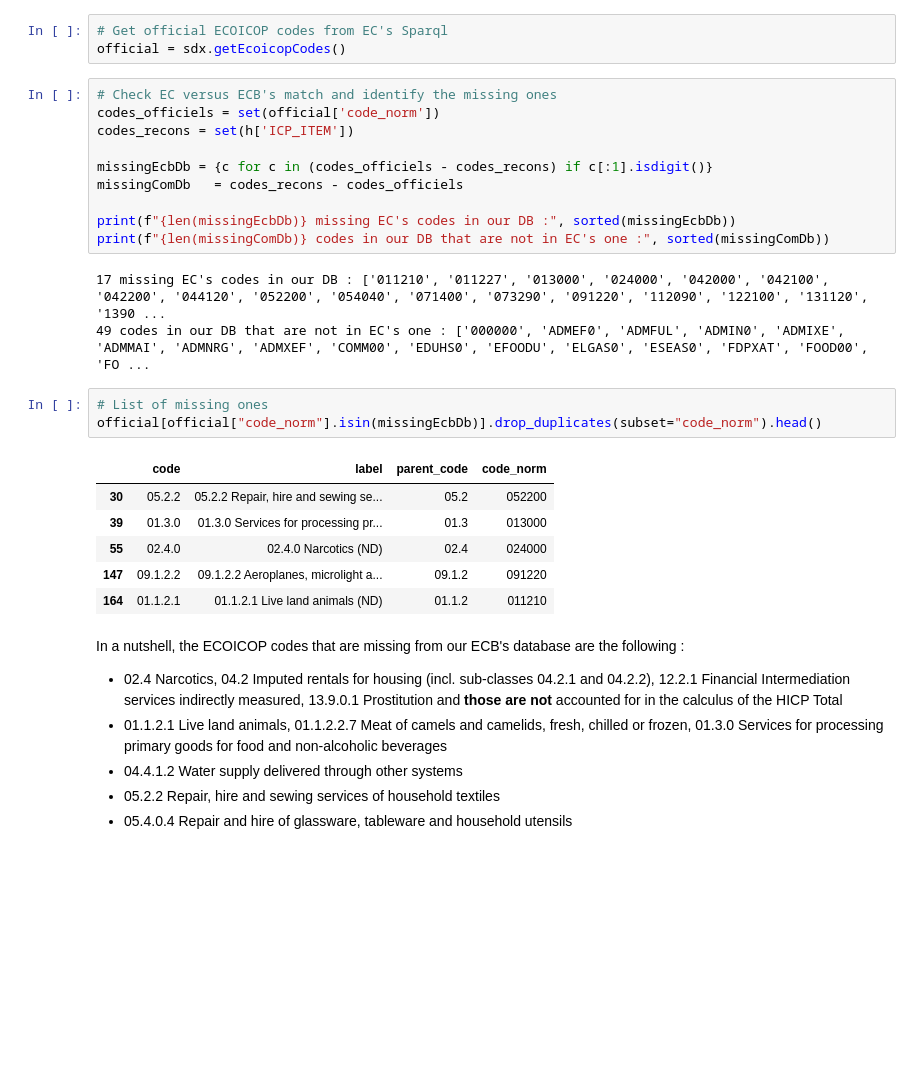
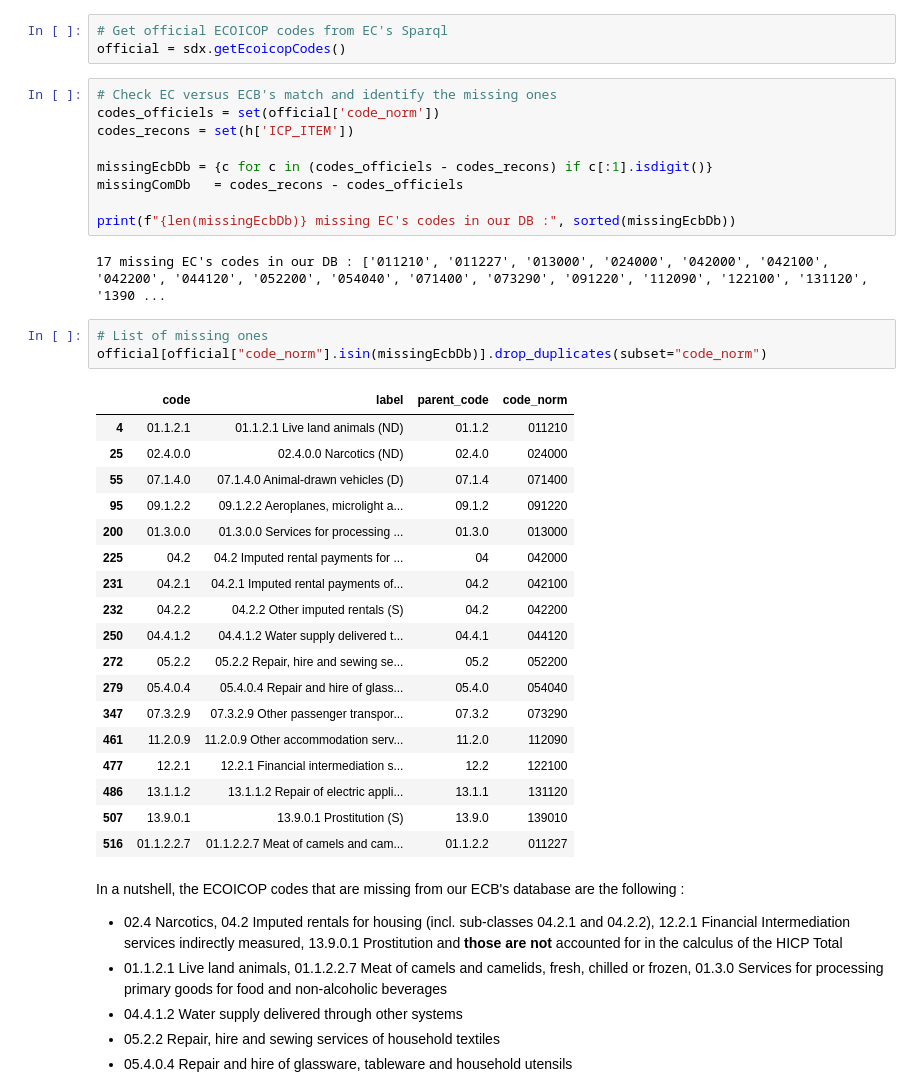
Before and after one commit to Lea-Gosselin/ismi-index, a Jupyter notebook: dataEA.ipynb, the cells around one changed output. Cells and saved outputs as stored; diff of their text form; blank space fills up the shorter version.

```diff
--- a/dataEA.ipynb
+++ b/dataEA.ipynb
@@ -277,20 +225,30 @@ missingEcbDb = {c for c in (codes_officiels - codes_recons) if c[:1].isdigit()}
 missingComDb   = codes_recons - codes_officiels
 
 print(f"{len(missingEcbDb)} missing EC's codes in our DB :", sorted(missingEcbDb))
-print(f"{len(missingComDb)} codes in our DB that are not in EC's one :", sorted(missingComDb))
 # %% [output]
 17 missing EC's codes in our DB : ['011210', '011227', '013000', '024000', '042000', '042100', '042200', '044120', '052200', '054040', '071400', '073290', '091220', '112090', '122100', '131120', '1390 ...
-49 codes in our DB that are not in EC's one : ['000000', 'ADMEF0', 'ADMFUL', 'ADMIN0', 'ADMIXE', 'ADMMAI', 'ADMNRG', 'ADMXEF', 'COMM00', 'EDUHS0', 'EFOODU', 'ELGAS0', 'ESEAS0', 'FDPXAT', 'FOOD00', 'FO ...
 # %%
 # List of missing ones
-official[official["code_norm"].isin(missingEcbDb)].drop_duplicates(subset="code_norm").head()
+official[official["code_norm"].isin(missingEcbDb)].drop_duplicates(subset="code_norm")
 # %% [output]
 |  | code | label | parent_code | code_norm |
-| 30 | 05.2.2 | 05.2.2 Repair, hire and sewing se... | 05.2 | 052200 |
-| 39 | 01.3.0 | 01.3.0 Services for processing pr... | 01.3 | 013000 |
-| 55 | 02.4.0 | 02.4.0 Narcotics (ND) | 02.4 | 024000 |
-| 147 | 09.1.2.2 | 09.1.2.2 Aeroplanes, microlight a... | 09.1.2 | 091220 |
-| 164 | 01.1.2.1 | 01.1.2.1 Live land animals (ND) | 01.1.2 | 011210 |
+| 4 | 01.1.2.1 | 01.1.2.1 Live land animals (ND) | 01.1.2 | 011210 |
+| 25 | 02.4.0.0 | 02.4.0.0 Narcotics (ND) | 02.4.0 | 024000 |
+| 55 | 07.1.4.0 | 07.1.4.0 Animal-drawn vehicles (D) | 07.1.4 | 071400 |
+| 95 | 09.1.2.2 | 09.1.2.2 Aeroplanes, microlight a... | 09.1.2 | 091220 |
+| 200 | 01.3.0.0 | 01.3.0.0 Services for processing ... | 01.3.0 | 013000 |
+| 225 | 04.2 | 04.2 Imputed rental payments for ... | 04 | 042000 |
+| 231 | 04.2.1 | 04.2.1 Imputed rental payments of... | 04.2 | 042100 |
+| 232 | 04.2.2 | 04.2.2 Other imputed rentals (S) | 04.2 | 042200 |
+| 250 | 04.4.1.2 | 04.4.1.2 Water supply delivered t... | 04.4.1 | 044120 |
+| 272 | 05.2.2 | 05.2.2 Repair, hire and sewing se... | 05.2 | 052200 |
+| 279 | 05.4.0.4 | 05.4.0.4 Repair and hire of glass... | 05.4.0 | 054040 |
+| 347 | 07.3.2.9 | 07.3.2.9 Other passenger transpor... | 07.3.2 | 073290 |
+| 461 | 11.2.0.9 | 11.2.0.9 Other accommodation serv... | 11.2.0 | 112090 |
+| 477 | 12.2.1 | 12.2.1 Financial intermediation s... | 12.2 | 122100 |
+| 486 | 13.1.1.2 | 13.1.1.2 Repair of electric appli... | 13.1.1 | 131120 |
+| 507 | 13.9.0.1 | 13.9.0.1 Prostitution (S) | 13.9.0 | 139010 |
+| 516 | 01.1.2.2.7 | 01.1.2.2.7 Meat of camels and cam... | 01.1.2.2 | 011227 |
 # %% [markdown]
 In a nutshell, the ECOICOP codes that are missing from our ECB's database are the following :
 - 02.4 Narcotics, 04.2 Imputed rentals for housing (incl. sub-classes 04.2.1 and 04.2.2), 12.2.1 Financial Intermediation services indirectly measured, 13.9.0.1 Prostitution and **those are not** accounted for in the calculus of the HICP Total
```
Also changed, not shown: parts of 25 cells of this notebook, 2 other files.
